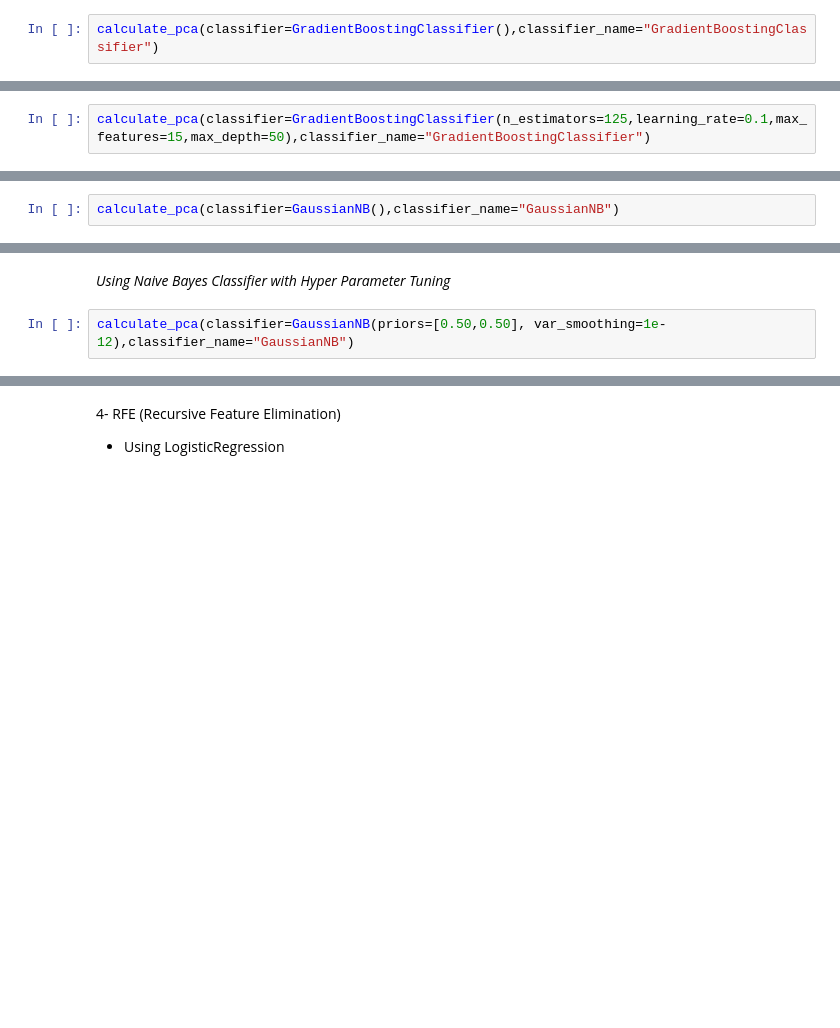
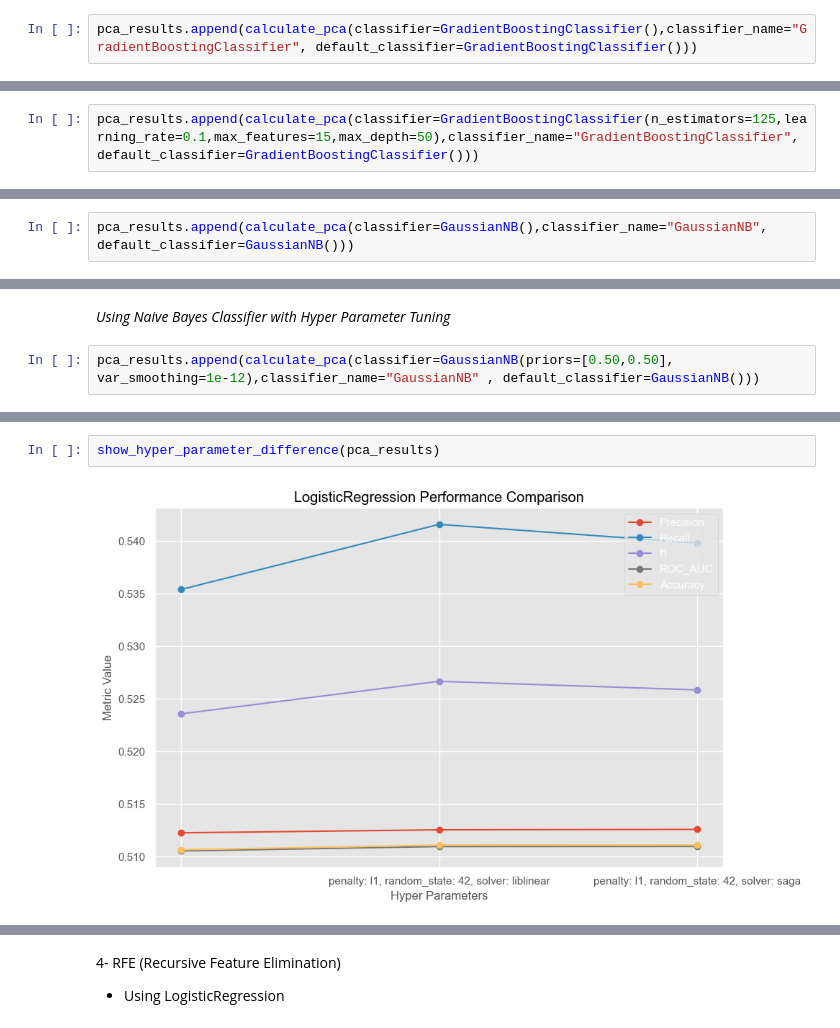
Before and after one commit to alperrkilic/heart-attack-prediction, a Jupyter notebook: heart-attack-prediction.ipynb, the cells around one changed output, grey strips where cells are left out. Cells and saved outputs as stored; diff of their text form; blank space fills up the shorter version.

```diff
--- a/heart-attack-prediction.ipynb
+++ b/heart-attack-prediction.ipynb
@@ -1284,6 +1393,6 @@ ROC AUC: 0.6933, Accuracy: 0.6938
 # %% [markdown]
 * Using GradientBoostingClassifier
 # %%
-calculate_pca(classifier=GradientBoostingClassifier(),classifier_name="GradientBoostingClassifier")
+pca_results.append(calculate_pca(classifier=GradientBoostingClassifier(),classifier_name="GradientBoostingClassifier", default_classifier=GradientBoostingClassifier()))
 # %% [output]
 Classifier: GradientBoostingClassifier
@@ -1293,6 +1402,6 @@ ROC AUC: 0.5707, Accuracy: 0.5707
 # %% [markdown]
 _Using GradientBoostingClassifier with Hyper Parameter Tuning_
 # %%
-calculate_pca(classifier=GradientBoostingClassifier(n_estimators=125,learning_rate=0.1,max_features=15,max_depth=50),classifier_name="GradientBoostingClassifier")
+pca_results.append(calculate_pca(classifier=GradientBoostingClassifier(n_estimators=125,learning_rate=0.1,max_features=15,max_depth=50),classifier_name="GradientBoostingClassifier", default_classifier=GradientBoostingClassifier()))
 # %% [output]
 Classifier: GradientBoostingClassifier
@@ -1302,6 +1411,6 @@ ROC AUC: 0.6996, Accuracy: 0.7000
 # %% [markdown]
 * Using Naive Bayes Classifier
 # %%
-calculate_pca(classifier=GaussianNB(),classifier_name="GaussianNB")
+pca_results.append(calculate_pca(classifier=GaussianNB(),classifier_name="GaussianNB", default_classifier=GaussianNB()))
 # %% [output]
 Classifier: GaussianNB
@@ -1311,6 +1420,6 @@ ROC AUC: 0.5054, Accuracy: 0.5053
 # %% [markdown]
 _Using Naive Bayes Classifier with Hyper Parameter Tuning_
 # %%
-calculate_pca(classifier=GaussianNB(priors=[0.50,0.50], var_smoothing=1e-12),classifier_name="GaussianNB")
+pca_results.append(calculate_pca(classifier=GaussianNB(priors=[0.50,0.50], var_smoothing=1e-12),classifier_name="GaussianNB" , default_classifier=GaussianNB()))
 # %% [output]
 Classifier: GaussianNB
@@ -1319,0 +1446,4 @@ ROC AUC: 0.5067, Accuracy: 0.5067
+# %%
+show_hyper_parameter_difference(pca_results)
+# %% [output]
+[figure, added]
```
Also changed, not shown: parts of 49 cells of this notebook.
